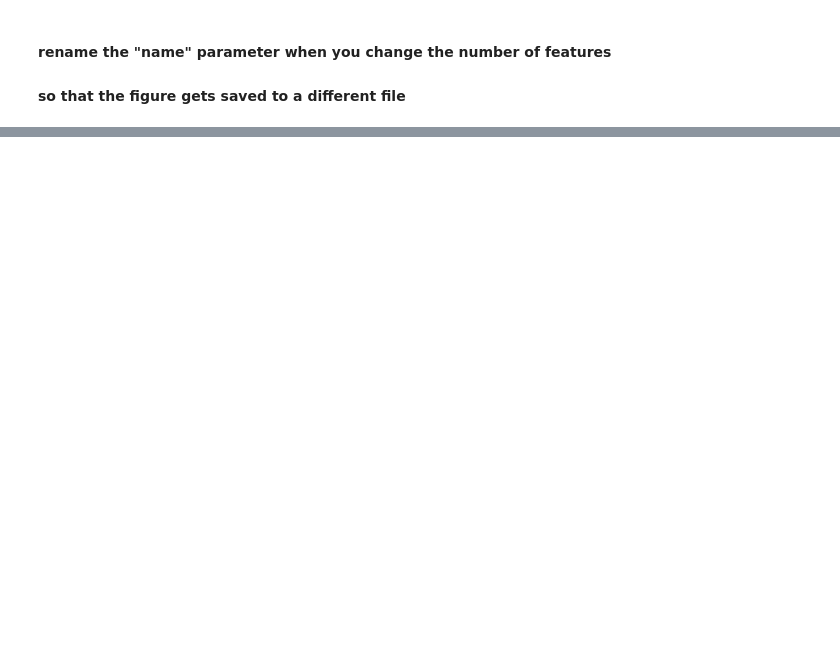
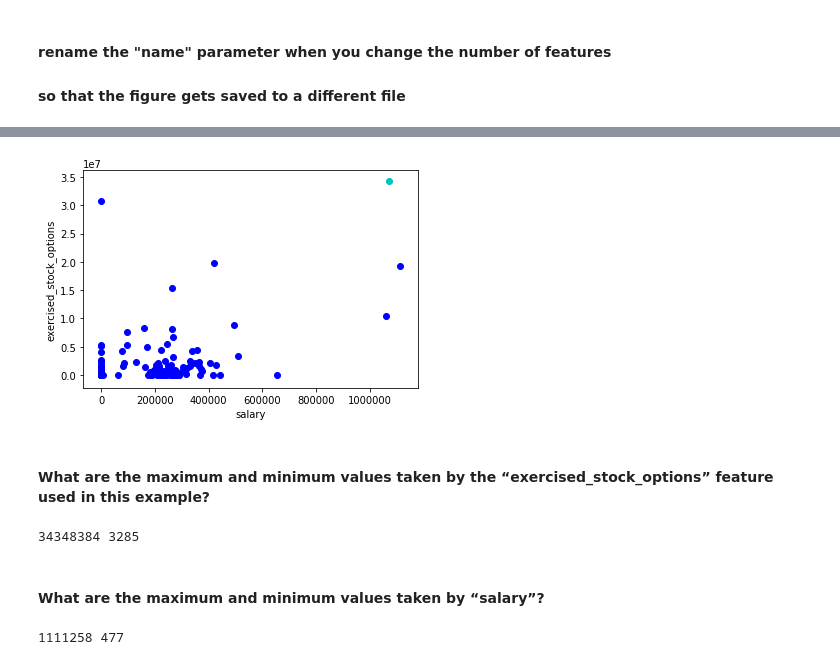
Before and after one commit to aicharya/HomePrice, a Jupyter notebook: k_means_cluster.ipynb, the cells around one changed output, grey strips where cells are left out. Saved outputs shown, nothing was run; the diff lists cells and outputs as text; code cells hidden in the pictures; blank space fills up the shorter version.

```diff
--- a/k_means_cluster.ipynb
+++ b/k_means_cluster.ipynb
@@ -106,0 +146,21 @@ except NameError:
+# %%
+try:
+    Draw(pred, finance_features, poi, mark_poi=False, name="clusters.pdf", f1_name=feature_1, f2_name=feature_2)
+except NameError:
+    print "no predictions object named pred found, no clusters to plot"
+# %% [output]
+[figure, added]
+# %% [markdown]
+#### What are the maximum and minimum values taken by the “exercised_stock_options” feature used in this example?
+# %%
+exercised_stock_options = sorted([value['exercised_stock_options'] for value in data_dict.itervalues() if isinstance(value['exercised_stock_options'], int)])
+print exercised_stock_options[-1], exercised_stock_options[0]
+# %% [output]
+34348384 3285
+# %% [markdown]
+#### What are the maximum and minimum values taken by “salary”?
+# %%
+salary = sorted([value['salary'] for value in data_dict.itervalues() if isinstance(value['salary'], int)])
+print salary[-1], salary[0]
+# %% [output]
+1111258 477
```
Also changed, not shown: parts of 7 cells of this notebook.
